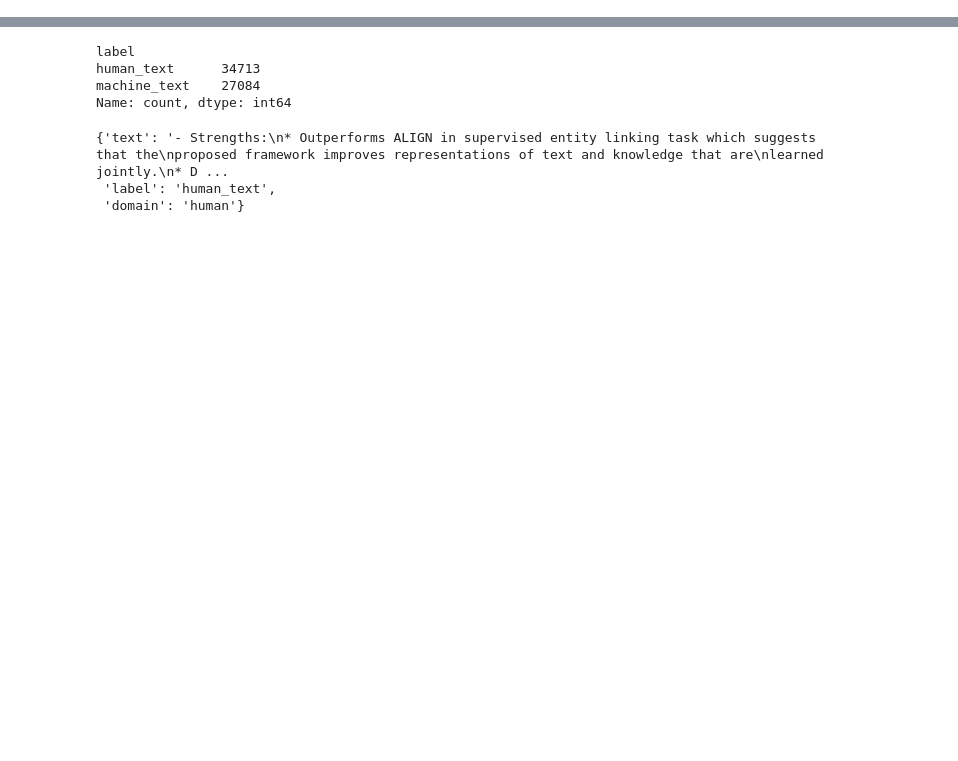
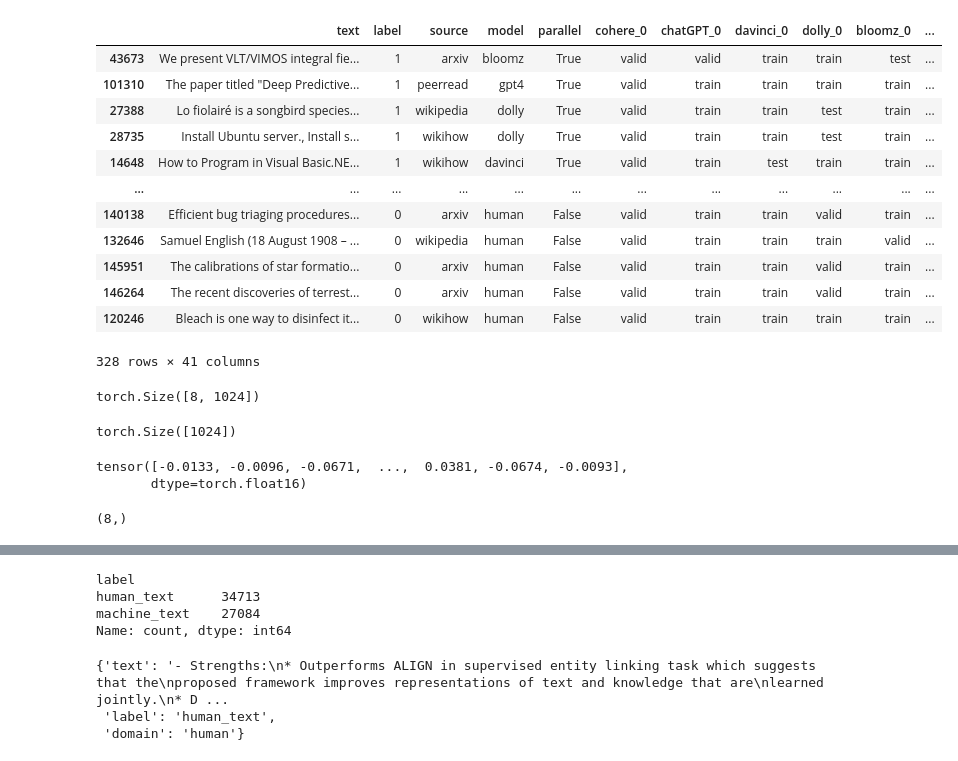
Before and after one commit to artem456borisov/ai_detector, a Jupyter notebook: mlops_project/mlcore/tests.ipynb, the cells around one changed output, grey strips where cells are left out. Saved outputs shown, nothing was run; the diff lists cells and outputs as text; code cells hidden in the pictures; blank space fills up the shorter version.

```diff
--- a/mlops_project/mlcore/tests.ipynb
+++ b/mlops_project/mlcore/tests.ipynb
@@ -5,0 +96,2 @@ with open('data_correct.json', 'r') as f:
+# %%
+df = demo
@@ -5,0 +139,2 @@ with open('data_correct.json', 'r') as f:
+# %%
+df['embeddings'] = result
@@ -5,0 +157,20 @@ with open('data_correct.json', 'r') as f:
+# %%
+df[df.cohere_0 == 'valid']
+# %% [output]
+|  | text | label | source | model | parallel | cohere_0 | chatGPT_0 | davinci_0 | dolly_0 | bloomz_0 | ... |
+| 43673 | We present VLT/VIMOS integral fie... | 1 | arxiv | bloomz | True | valid | valid | train | train | test | ... |
+| 101310 | The paper titled "Deep Predictive... | 1 | peerread | gpt4 | True | valid | train | train | train | train | ... |
+| 27388 | Lo fiolairé is a songbird species... | 1 | wikipedia | dolly | True | valid | train | train | test | train | ... |
+| 28735 | Install Ubuntu server., Install s... | 1 | wikihow | dolly | True | valid | train | train | test | train | ... |
+| 14648 | How to Program in Visual Basic.NE... | 1 | wikihow | davinci | True | valid | train | test | train | train | ... |
+| ... | ... | ... | ... | ... | ... | ... | ... | ... | ... | ... | ... |
+| 140138 | Efficient bug triaging procedures... | 0 | arxiv | human | False | valid | train | train | valid | train | ... |
+| 132646 | Samuel English (18 August 1908 – ... | 0 | wikipedia | human | False | valid | train | train | train | valid | ... |
+| 145951 | The calibrations of star formatio... | 0 | arxiv | human | False | valid | train | train | valid | train | ... |
+| 146264 | The recent discoveries of terrest... | 0 | arxiv | human | False | valid | train | train | valid | train | ... |
+| 120246 | Bleach is one way to disinfect it... | 0 | wikihow | human | False | valid | train | train | train | train | ... |
+328 rows × 41 columns
+# %%
+torch.tensor(all_embeddings[0]).shape
+# %% [output]
+torch.Size([8, 1024])
@@ -5,0 +179,14 @@ with open('data_correct.json', 'r') as f:
+# %%
+m[0].shape
+# %% [output]
+torch.Size([1024])
+# %%
+import torch
+torch.tensor(all_embeddings[0][0])
+# %% [output]
+tensor([-0.0133, -0.0096, -0.0671,  ...,  0.0381, -0.0674, -0.0093],
+       dtype=torch.float16)
+# %%
+all_embeddings[0].shape
+# %% [output]
+(8,)
```
Also changed, not shown: parts of 30 cells of this notebook, 19 other files.
